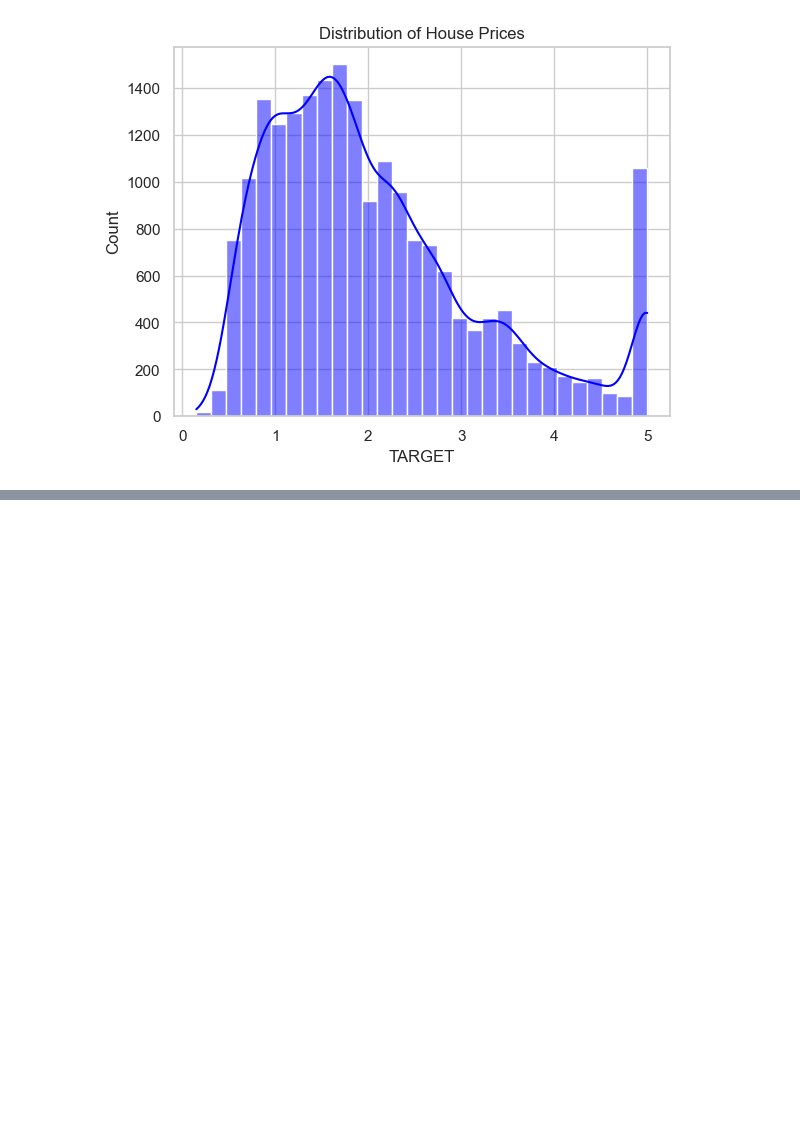
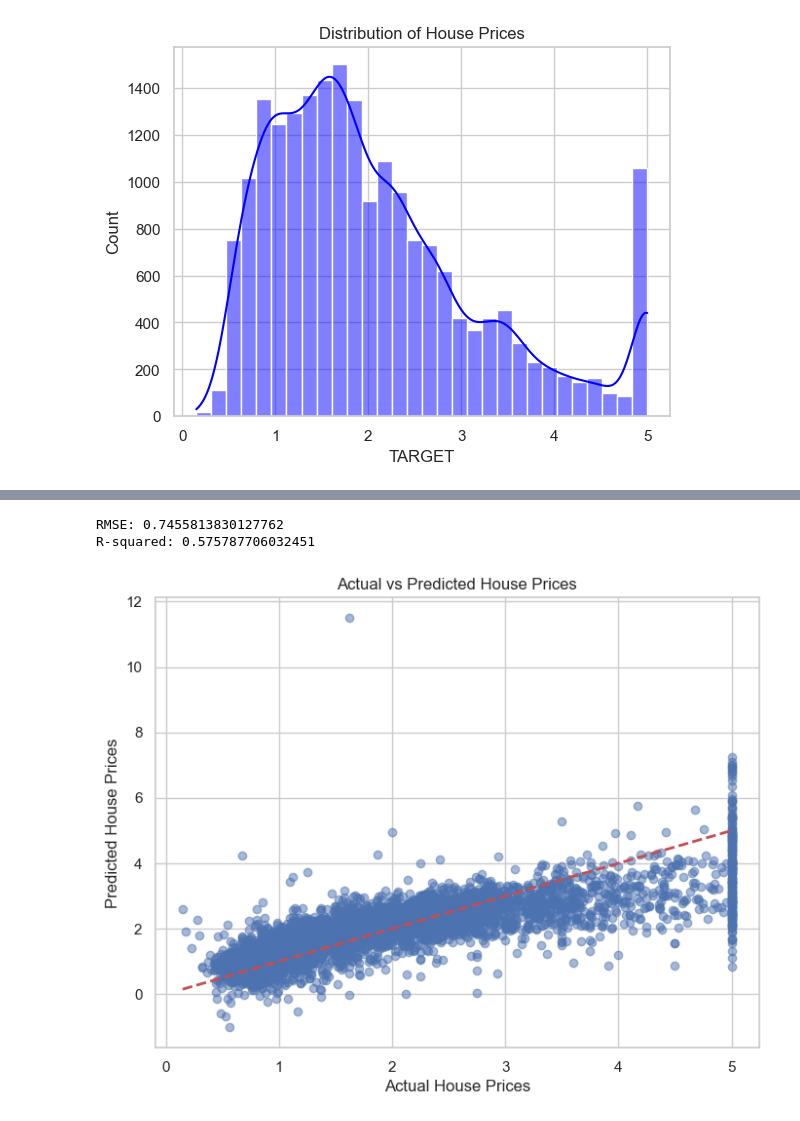
Before and after one commit to jorgecela/house-price-prediction, a Jupyter notebook: notebooks/eda.ipynb, the cells around one changed output, grey strips where cells are left out. Cells and saved outputs as stored; diff of their text form; code cells hidden in the pictures; blank space fills up the shorter version.

Commit message:
Data preprocessing and Linear Regression model

```diff
--- a/notebooks/eda.ipynb
+++ b/notebooks/eda.ipynb
@@ -72,0 +115,42 @@ plt.show()
+# %%
+from sklearn.model_selection import train_test_split
+
+# Target variable
+y = df['TARGET']
+
+# Split the data into training (80%) and testing (20%) sets
+X_train, X_test, y_train, y_test = train_test_split(X_scaled, y, test_size=0.2, random_state=42)
+# %%
+from sklearn.linear_model import LinearRegression
+from sklearn.metrics import mean_squared_error, r2_score
+
+# Initialize the Linear Regression model
+model = LinearRegression()
+
+# Train the model on the training data
+model.fit(X_train, y_train)
+
+# Make predictions on the test data
+y_pred = model.predict(X_test)
+
+# Calculate performance metrics
+mse = mean_squared_error(y_test, y_pred)
+rmse = np.sqrt(mse)  # Root Mean Squared Error
+r2 = r2_score(y_test, y_pred)
+
+# Display the results
+print(f"RMSE: {rmse}")
+print(f"R-squared: {r2}")
+# %% [output]
+RMSE: 0.7455813830127762
+R-squared: 0.575787706032451
+# %%
+plt.figure(figsize=(8,6))
+plt.scatter(y_test, y_pred, alpha=0.5)
+plt.plot([y_test.min(), y_test.max()], [y_test.min(), y_test.max()], 'r--', lw=2)
+plt.xlabel("Actual House Prices")
+plt.ylabel("Predicted House Prices")
+plt.title("Actual vs Predicted House Prices")
+plt.show()
+# %% [output]
+[figure, added]
```
Also changed, not shown: parts of 2 cells of this notebook.
